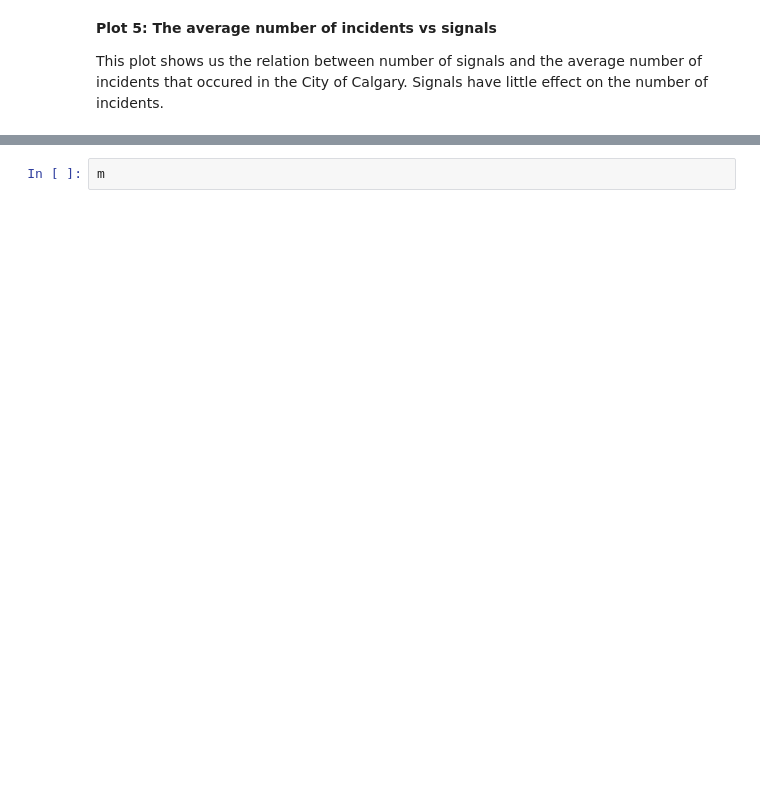
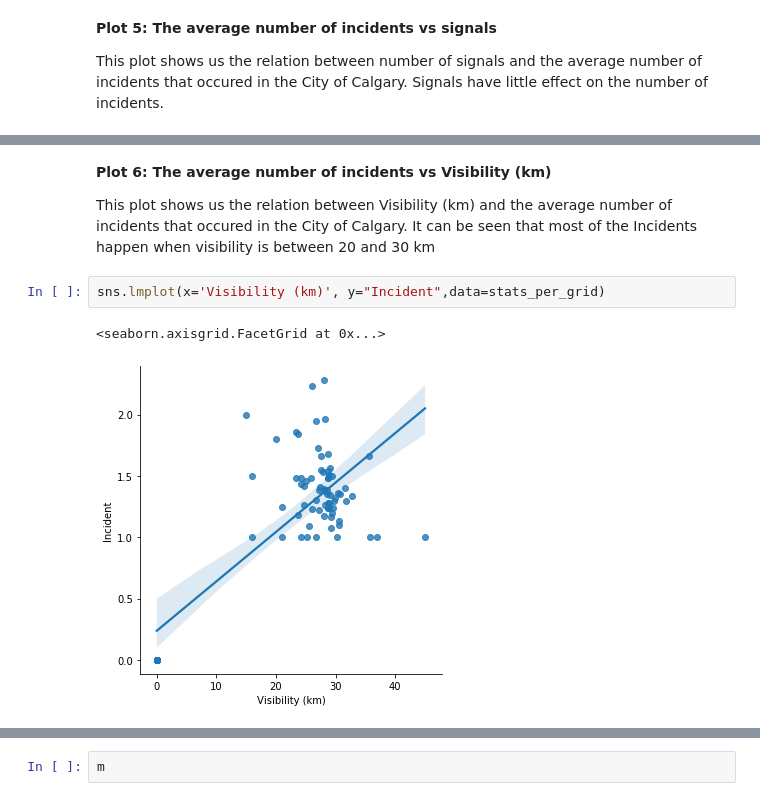
Before and after one commit to zchemali/592-Final-Project, a Jupyter notebook: Main_Notebook.ipynb, the cells around one changed output, grey strips where cells are left out. Cells and saved outputs as stored; diff of their text form; blank space fills up the shorter version.

```diff
--- a/Main_Notebook.ipynb
+++ b/Main_Notebook.ipynb
@@ -644,0 +669,9 @@ sns.regplot(x="Signal", y="Incident", data=stats_per_grid)
+# %% [markdown]
+**Plot 6: The average number of incidents vs Visibility (km)**
+
+This plot shows us the relation between Visibility (km) and the average number of incidents that occured in the City of Calgary. It can be seen that most of the Incidents happen when visibility is between 20 and 30 km
+# %%
+sns.lmplot(x='Visibility (km)', y="Incident",data=stats_per_grid)
+# %% [output]
+<seaborn.axisgrid.FacetGrid at 0x...>
+[figure, added]
```
Also changed, not shown: parts of 29 cells of this notebook.
